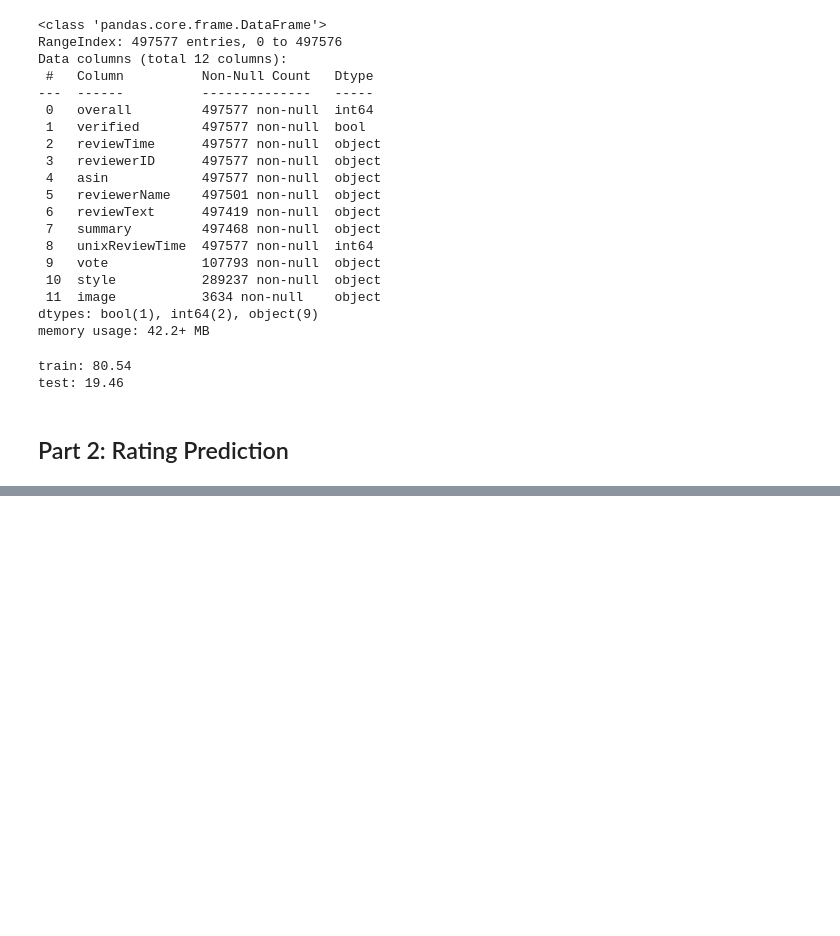
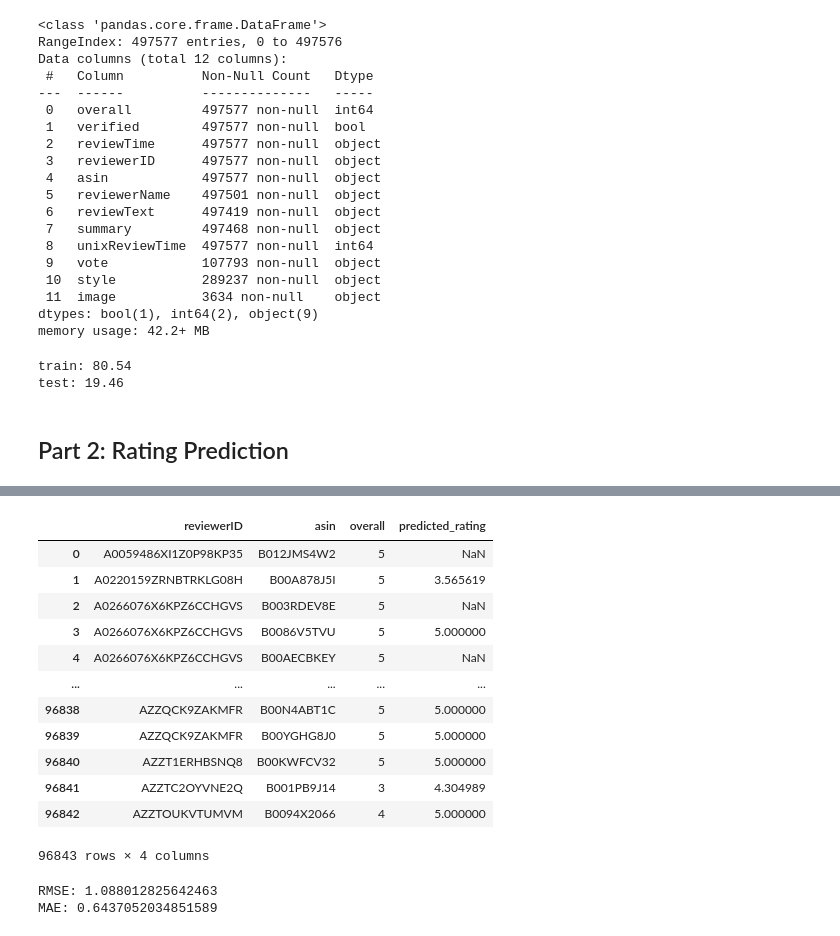
Before and after one commit to VedaY28/DataScienceFinal, a Jupyter notebook: FinalProject.ipynb, the cells around one changed output, grey strips where cells are left out. Saved outputs shown, nothing was run; the diff lists cells and outputs as text; code cells hidden in the pictures; blank space fills up the shorter version.

Commit message:
created prediction model, calculated MAE/RMSE

```diff
--- a/FinalProject.ipynb
+++ b/FinalProject.ipynb
@@ -73,0 +124,55 @@ test: 19.46
+# %%
+def predict_rating(user, prod, user_item_matrix, prod_sim):
+
+    if prod not in prod_sim.index:
+        return np.nan
+
+    user_ratings = user_item_matrix.loc[user]
+
+    rated_items = user_ratings[user_ratings > 0].index
+
+    numerator = 0
+    denominator = 0
+    for rated_item in rated_items:
+        sim = prod_sim.loc[prod, rated_item]
+        numerator += sim * user_ratings[rated_item]
+        denominator += abs(sim)
+
+    if denominator == 0:
+        return np.nan
+    return numerator / denominator
+# %%
+test_df['predicted_rating'] = test_df.apply(lambda row: predict_rating(row['reviewerID'], row['asin'], user_item_matrix, prod_sim),axis=1)
+# %%
+test_df
+# %% [output]
+|  | reviewerID | asin | overall | predicted_rating |
+| 0 | A0059486XI1Z0P98KP35 | B012JMS4W2 | 5 | NaN |
+| 1 | A0220159ZRNBTRKLG08H | B00A878J5I | 5 | 3.565619 |
+| 2 | A0266076X6KPZ6CCHGVS | B003RDEV8E | 5 | NaN |
+| 3 | A0266076X6KPZ6CCHGVS | B0086V5TVU | 5 | 5.000000 |
+| 4 | A0266076X6KPZ6CCHGVS | B00AECBKEY | 5 | NaN |
+| ... | ... | ... | ... | ... |
+| 96838 | AZZQCK9ZAKMFR | B00N4ABT1C | 5 | 5.000000 |
+| 96839 | AZZQCK9ZAKMFR | B00YGHG8J0 | 5 | 5.000000 |
+| 96840 | AZZT1ERHBSNQ8 | B00KWFCV32 | 5 | 5.000000 |
+| 96841 | AZZTC2OYVNE2Q | B001PB9J14 | 3 | 4.304989 |
+| 96842 | AZZTOUKVTUMVM | B0094X2066 | 4 | 5.000000 |
+96843 rows × 4 columns
+# %%
+from sklearn.metrics import mean_squared_error, mean_absolute_error
+
+valid_predictions = test_df.dropna(subset=['predicted_rating'])
+
+actual_ratings = valid_predictions['overall']
+predicted_ratings = valid_predictions['predicted_rating']
+
+rmse = np.sqrt(mean_squared_error(actual_ratings, predicted_ratings))
+
+mae = mean_absolute_error(actual_ratings, predicted_ratings)
+
+print(f"RMSE: {rmse}")
+print(f"MAE: {mae}")
+# %% [output]
+RMSE: 1.088012825642463
+MAE: 0.6437052034851589
```
Also changed, not shown: parts of 5 cells of this notebook.
